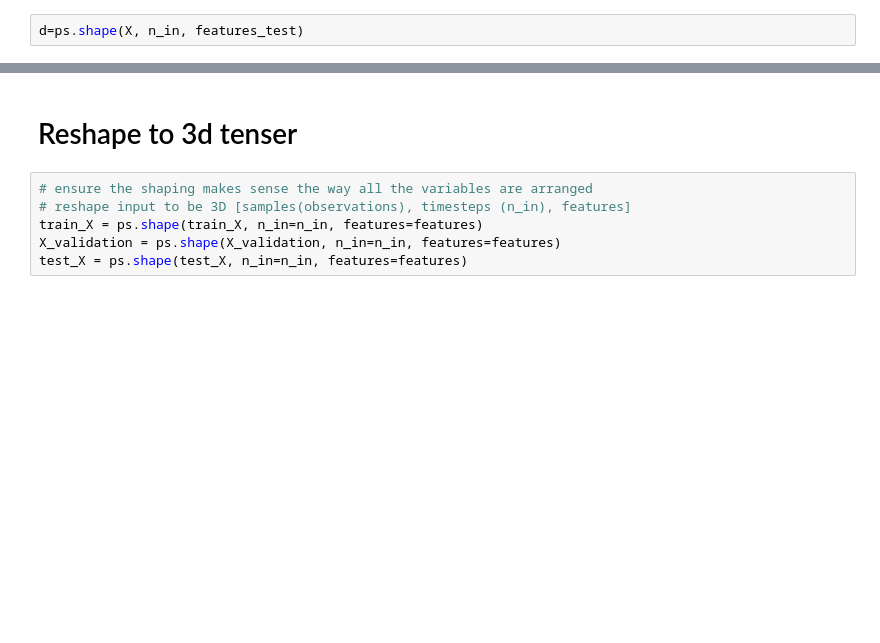
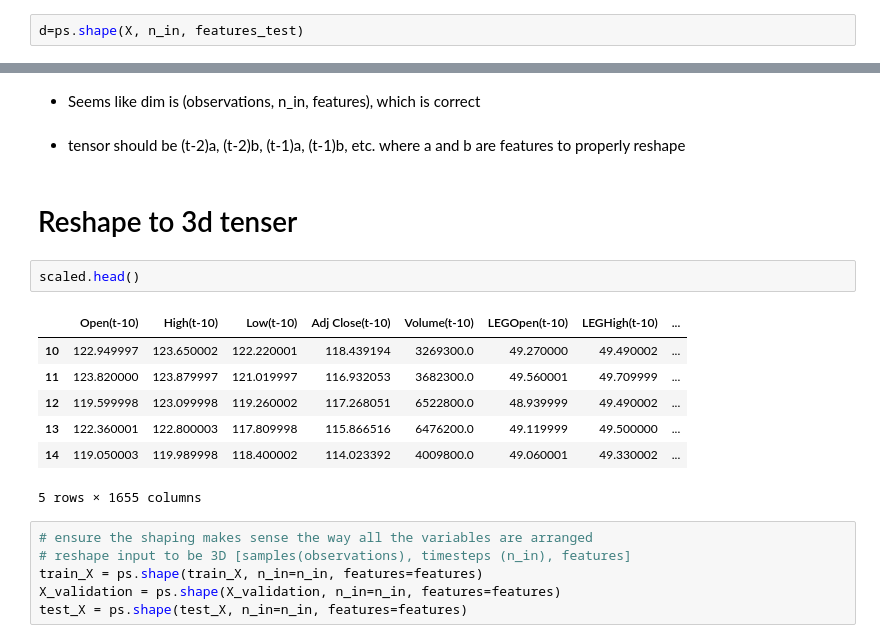
Before and after one commit to ChuckHend/ts-engine, a Jupyter notebook: src/main_nb.ipynb, the cells around one changed output, grey strips where cells are left out. Cells and saved outputs as stored; diff of their text form; blank space fills up the shorter version.

Commit message:
confirm tensor shape

```diff
--- a/src/main_nb.ipynb
+++ b/src/main_nb.ipynb
@@ -217,7 +239,21 @@ d[1,1,:]
 # %% [output]
 array([ 300.,  301.,  302.,  303.,  304.])
+# %% [markdown]
+* Seems like dim is (observations, n_in, features), which is correct
+# %% [markdown]
+* tensor should be (t-2)a, (t-2)b, (t-1)a, (t-1)b, etc. where a and b are features to properly reshape
 # %% [markdown]
 # Reshape to 3d tenser
+# %%
+scaled.head()
+# %% [output]
+|  | Open(t-10) | High(t-10) | Low(t-10) | Adj Close(t-10) | Volume(t-10) | LEGOpen(t-10) | LEGHigh(t-10) | ... |
+| 10 | 122.949997 | 123.650002 | 122.220001 | 118.439194 | 3269300.0 | 49.270000 | 49.490002 | ... |
+| 11 | 123.820000 | 123.879997 | 121.019997 | 116.932053 | 3682300.0 | 49.560001 | 49.709999 | ... |
+| 12 | 119.599998 | 123.099998 | 119.260002 | 117.268051 | 6522800.0 | 48.939999 | 49.490002 | ... |
+| 13 | 122.360001 | 122.800003 | 117.809998 | 115.866516 | 6476200.0 | 49.119999 | 49.500000 | ... |
+| 14 | 119.050003 | 119.989998 | 118.400002 | 114.023392 | 4009800.0 | 49.060001 | 49.330002 | ... |
+5 rows × 1655 columns
 # %%
 # ensure the shaping makes sense the way all the variables are arranged
 # reshape input to be 3D [samples(observations), timesteps (n_in), features]
```
Also changed, not shown: parts of 11 cells of this notebook, 2 other files.
